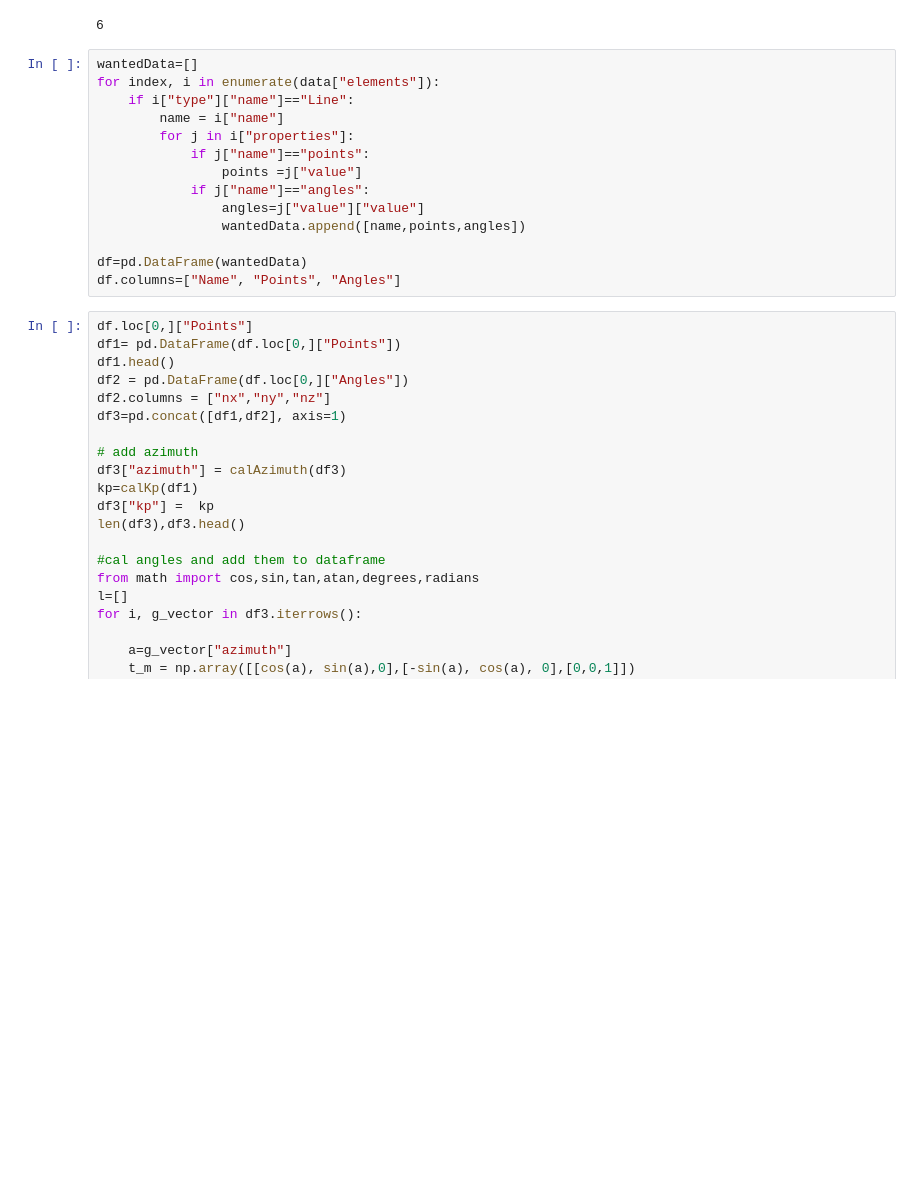
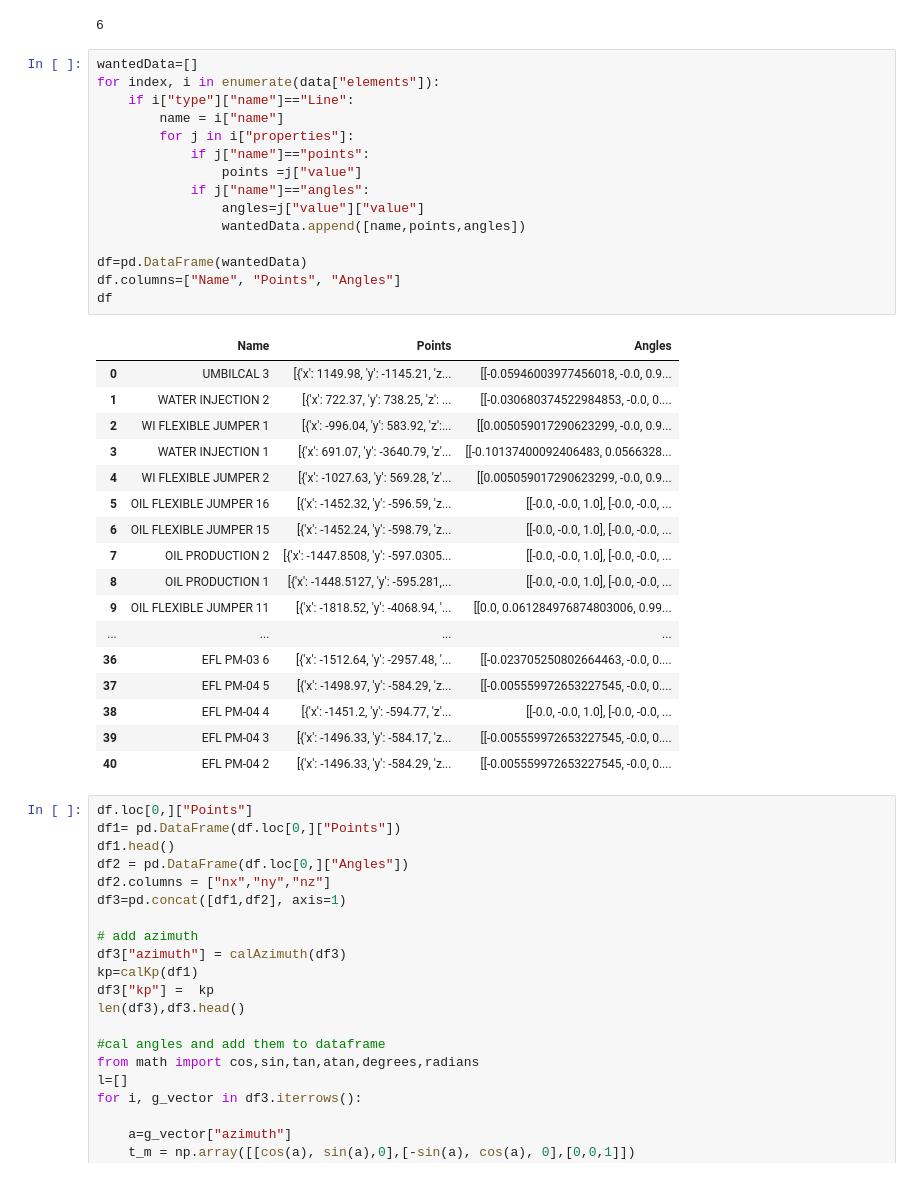
Before and after one commit to Optimus-Consulting/OC_Jupyter, a Jupyter notebook: LineAdjustment/Angles Calc.ipynb, the cells around one changed output. Cells and saved outputs as stored; diff of their text form; blank space fills up the shorter version.

```diff
--- a/LineAdjustment/Angles Calc.ipynb
+++ b/LineAdjustment/Angles Calc.ipynb
@@ -53,17 +53,36 @@ len(data)
 # %%
 wantedData=[]
 for index, i in enumerate(data["elements"]):
     if i["type"]["name"]=="Line":
         name = i["name"]
         for j in i["properties"]:
             if j["name"]=="points":
                 points =j["value"]
             if j["name"]=="angles":
                 angles=j["value"]["value"]
                 wantedData.append([name,points,angles])
 
 df=pd.DataFrame(wantedData)
 df.columns=["Name", "Points", "Angles"]
+df
+# %% [output]
+|  | Name | Points | Angles |
+| 0 | UMBILCAL 3 | [{'x': 1149.98, 'y': -1145.21, 'z... | [[-0.05946003977456018, -0.0, 0.9... |
+| 1 | WATER INJECTION 2 | [{'x': 722.37, 'y': 738.25, 'z': ... | [[-0.030680374522984853, -0.0, 0.... |
+| 2 | WI FLEXIBLE JUMPER 1 | [{'x': -996.04, 'y': 583.92, 'z':... | [[0.005059017290623299, -0.0, 0.9... |
+| 3 | WATER INJECTION 1 | [{'x': 691.07, 'y': -3640.79, 'z'... | [[-0.10137400092406483, 0.0566328... |
+| 4 | WI FLEXIBLE JUMPER 2 | [{'x': -1027.63, 'y': 569.28, 'z'... | [[0.005059017290623299, -0.0, 0.9... |
+| 5 | OIL FLEXIBLE JUMPER 16 | [{'x': -1452.32, 'y': -596.59, 'z... | [[-0.0, -0.0, 1.0], [-0.0, -0.0, ... |
+| 6 | OIL FLEXIBLE JUMPER 15 | [{'x': -1452.24, 'y': -598.79, 'z... | [[-0.0, -0.0, 1.0], [-0.0, -0.0, ... |
+| 7 | OIL PRODUCTION 2 | [{'x': -1447.8508, 'y': -597.0305... | [[-0.0, -0.0, 1.0], [-0.0, -0.0, ... |
+| 8 | OIL PRODUCTION 1 | [{'x': -1448.5127, 'y': -595.281,... | [[-0.0, -0.0, 1.0], [-0.0, -0.0, ... |
+| 9 | OIL FLEXIBLE JUMPER 11 | [{'x': -1818.52, 'y': -4068.94, '... | [[0.0, 0.061284976874803006, 0.99... |
+| ... | ... | ... | ... |
+| 36 | EFL PM-03 6 | [{'x': -1512.64, 'y': -2957.48, '... | [[-0.023705250802664463, -0.0, 0.... |
+| 37 | EFL PM-04 5 | [{'x': -1498.97, 'y': -584.29, 'z... | [[-0.005559972653227545, -0.0, 0.... |
+| 38 | EFL PM-04 4 | [{'x': -1451.2, 'y': -594.77, 'z'... | [[-0.0, -0.0, 1.0], [-0.0, -0.0, ... |
+| 39 | EFL PM-04 3 | [{'x': -1496.33, 'y': -584.17, 'z... | [[-0.005559972653227545, -0.0, 0.... |
+| 40 | EFL PM-04 2 | [{'x': -1496.33, 'y': -584.29, 'z... | [[-0.005559972653227545, -0.0, 0.... |
 # %%
 df.loc[0,]["Points"]
 df1= pd.DataFrame(df.loc[0,]["Points"])
```
Also changed, not shown: 6 other files.
